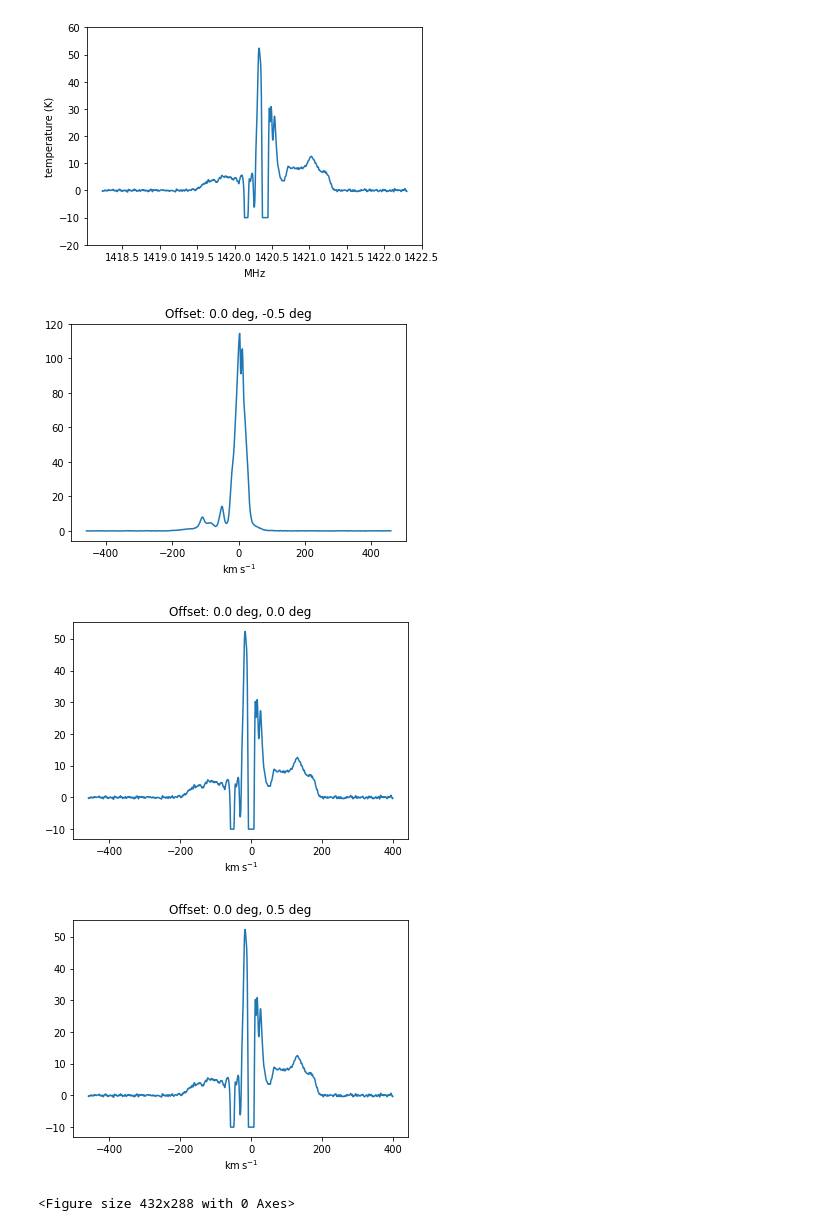
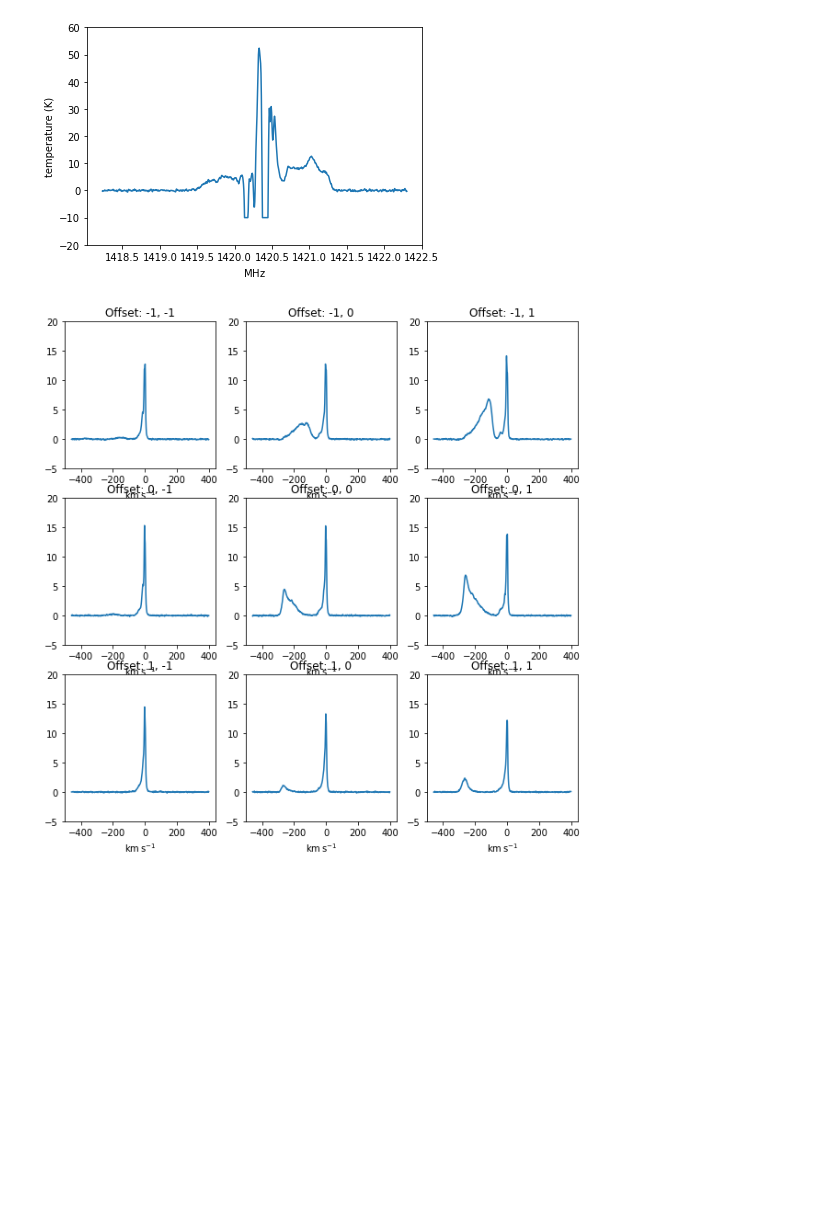
Before and after one commit to tammojan/camrasnotebooks, a Jupyter notebook: view-lab2.ipynb, the cells around one changed output. Cells and saved outputs as stored; diff of their text form; code cells hidden in the pictures; blank space fills up the shorter version.

Commit message:
Add M33 diagram

```diff
--- a/view-lab2.ipynb
+++ b/view-lab2.ipynb
@@ -80,9 +80,9 @@ data.shape
 # %%
 velocities = np.arange(v0.value, v0.value+891*vincr.value, vincr.value) * v0.unit
 # %%
-def get_line_data(skycoord):
+def get_line_data(skycoord, offset=(0,0)):
     x, y = skycoord_to_xy(skycoord)
-    return data[:, y, x]
+    return data[:, y+offset[0], x+offset[1]]
 # %%
 plt.plot(velocities.to(u.km/u.s), get_line_data(SkyCoord.from_name("SagA")));
 plt.xlim([-150,150]);
@@ -112,16 +112,15 @@ ax.set_ylabel("temperature (K)");
 # %% [output]
 [figure]
 # %%
-m31 = SkyCoord.from_name("SagA")
+m31 = SkyCoord.from_name("M33")
+base = get_line_data(coord)
 l0, b0 = m31.galactic.l, m31.galactic.b
-for delta_l in [0*u.deg]:
-    for delta_b in [-0.5*u.deg, 0*u.deg, +0.5*u.deg]:
-        coord = SkyCoord(frame='galactic', l=l0+delta_l, b=b0+delta_b)
-        plt.plot(velocities.to(u.km/u.s), get_line_data(coord));
-        plt.title("Offset: "+str(delta_l)+", "+str(delta_b));
-        plt.figure();
+fig, axes = plt.subplots(3, 3, figsize=(10,10))
+for delta_l in [-1, 0, 1]:
+    for delta_b in [-1, 0, 1]:
+        ax = plt.subplot(3, 3, (delta_l+1)*3+(delta_b+1)+1)
+        ax.plot(velocities.to(u.km/u.s), get_line_data(m31, offset=(delta_l, delta_b)));
+        ax.set_title("Offset: "+str(delta_l)+", "+str(delta_b));
+        ax.set_ylim(-5, 20);
 # %% [output]
-[figure, old version]
+[figure, new version]
-[figure, removed]
-[figure, removed]
-<Figure size 432x288 with 0 Axes>
```
